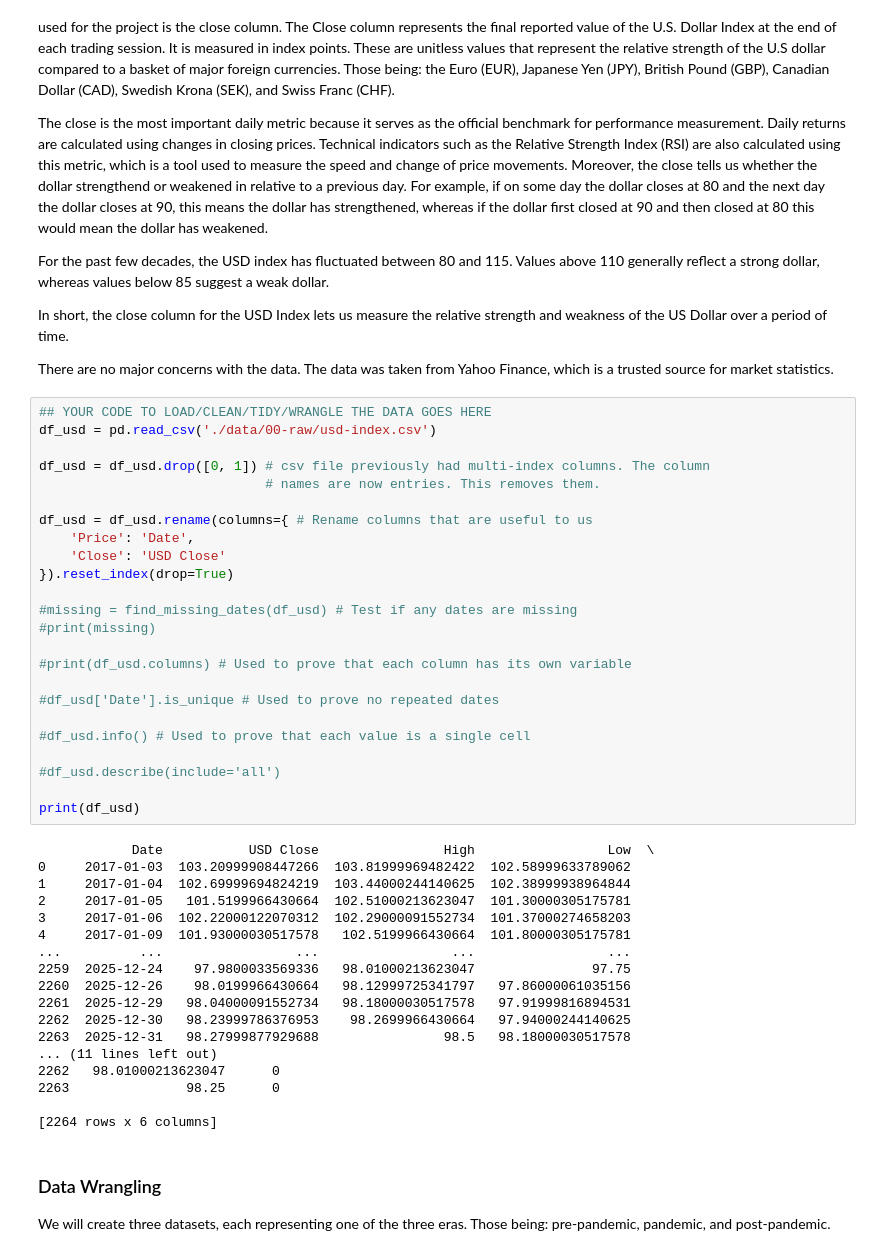
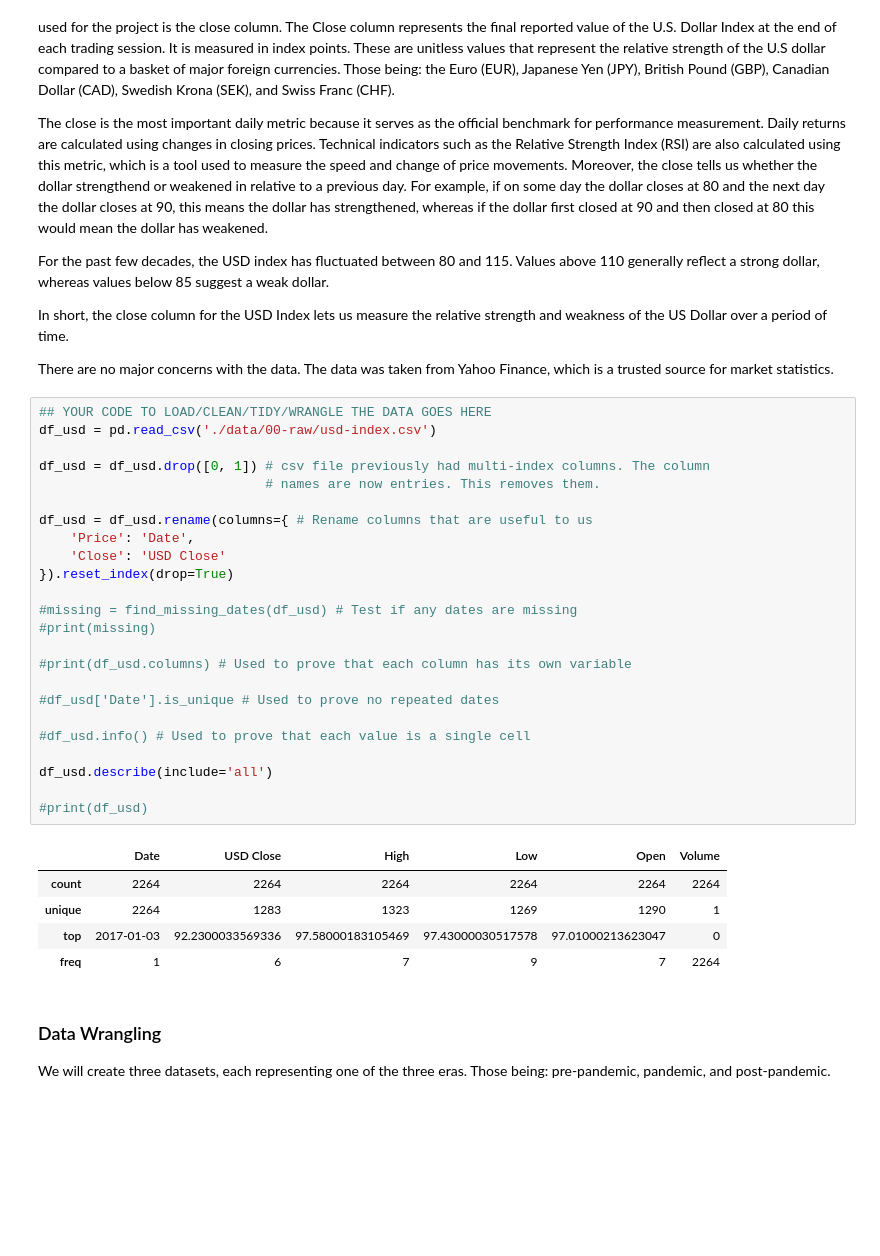
Before and after one commit to COGS108/Group110_WI26, a Jupyter notebook: 02-EDACheckpoint.ipynb, the cells around one changed output. Drawn from its saved outputs; the diff is of its cells as text; blank space fills up the shorter version.

```diff
--- a/02-EDACheckpoint.ipynb
+++ b/02-EDACheckpoint.ipynb
@@ -241,45 +253,33 @@ There are no major concerns with the data. The data was taken from Yahoo Finance
 # %%
 ## YOUR CODE TO LOAD/CLEAN/TIDY/WRANGLE THE DATA GOES HERE
 df_usd = pd.read_csv('./data/00-raw/usd-index.csv')
 
 df_usd = df_usd.drop([0, 1]) # csv file previously had multi-index columns. The column
                              # names are now entries. This removes them.
 
 df_usd = df_usd.rename(columns={ # Rename columns that are useful to us
     'Price': 'Date',
     'Close': 'USD Close'
 }).reset_index(drop=True)
 
 #missing = find_missing_dates(df_usd) # Test if any dates are missing
 #print(missing)
 
 #print(df_usd.columns) # Used to prove that each column has its own variable
 
 #df_usd['Date'].is_unique # Used to prove no repeated dates
 
 #df_usd.info() # Used to prove that each value is a single cell
 
-#df_usd.describe(include='all')
+df_usd.describe(include='all')
 
-print(df_usd)
+#print(df_usd)
 # %% [output]
-            Date           USD Close                High                 Low  \
-0     2017-01-03  103.20999908447266  103.81999969482422  102.58999633789062
-1     2017-01-04  102.69999694824219  103.44000244140625  102.38999938964844
-2     2017-01-05   101.5199966430664  102.51000213623047  101.30000305175781
-3     2017-01-06  102.22000122070312  102.29000091552734  101.37000274658203
-4     2017-01-09  101.93000030517578   102.5199966430664  101.80000305175781
-...          ...                 ...                 ...                 ...
-2259  2025-12-24    97.9800033569336   98.01000213623047               97.75
-2260  2025-12-26    98.0199966430664   98.12999725341797   97.86000061035156
-2261  2025-12-29   98.04000091552734   98.18000030517578   97.91999816894531
-2262  2025-12-30   98.23999786376953    98.2699966430664   97.94000244140625
-2263  2025-12-31   98.27999877929688                98.5   98.18000030517578
-... (11 lines left out)
-2262   98.01000213623047      0
-2263               98.25      0
-
-[2264 rows x 6 columns]
+|  | Date | USD Close | High | Low | Open | Volume |
+| count | 2264 | 2264 | 2264 | 2264 | 2264 | 2264 |
+| unique | 2264 | 1283 | 1323 | 1269 | 1290 | 1 |
+| top | 2017-01-03 | 92.2300033569336 | 97.58000183105469 | 97.43000030517578 | 97.01000213623047 | 0 |
+| freq | 1 | 6 | 7 | 9 | 7 | 2264 |
 # %% [markdown]
 ### Data Wrangling
 We will create three datasets, each representing one of the three eras. Those being: pre-pandemic, pandemic, and post-pandemic.
```
Also changed, not shown: parts of 8 cells of this notebook.
